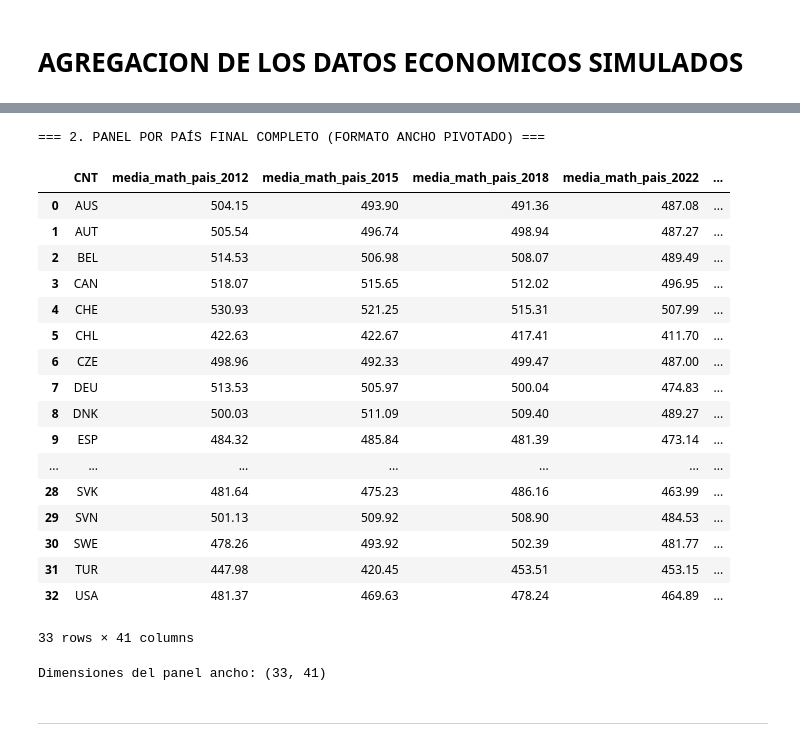
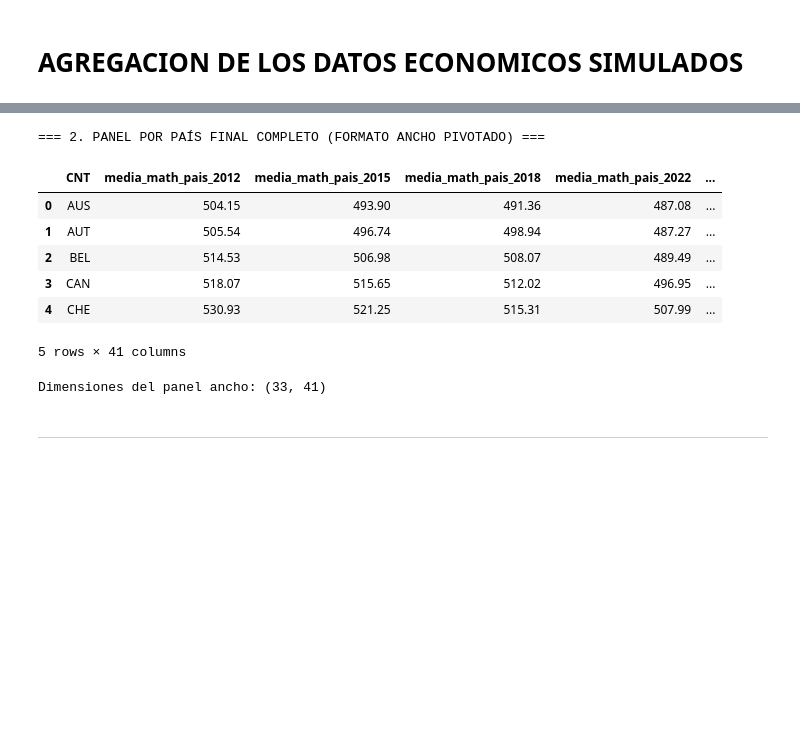
Before and after one commit to musero55/tfm_data_science, a Jupyter notebook: notebooks/fase_2_feature_engineering/02_data_panel_modelos.ipynb, the cells around one changed output, grey strips where cells are left out. Drawn from its saved outputs; the diff is of its cells as text; code cells hidden in the pictures; blank space fills up the shorter version.

```diff
--- a/notebooks/fase_2_feature_engineering/02_data_panel_modelos.ipynb
+++ b/notebooks/fase_2_feature_engineering/02_data_panel_modelos.ipynb
@@ -205,27 +181,40 @@ Dimensiones del panel largo: (2328, 16)
 # %%
+# ---------------------------------------------------------------------
+# UNIÓN B: TABLA POR PAÍS
+# ---------------------------------------------------------------------
+# Primero unimos tus datos de df_panel_pais con la matriz macro base
+df_pais_transaccional = df_panel_pais.merge(
+    df_macro_base,
+    on=['CNT', 'year'],
+    how='inner'
+)
+
+# Identificamos todas las columnas que queremos pivotar (las tuyas originales + las nuevas económicas)
+columnas_a_pivotar = [col for col in df_pais_transaccional.columns if col not in ['CNT', 'year']]
+
+# Aplicamos tu lógica exacta: pivotamos para que los países sean filas y los años columnas
+df_pais_ancho = df_pais_transaccional.pivot(
+    index='CNT',
+    columns='year',
+    values=columnas_a_pivotar
+)
+
+# Aplanamos el nivel de las columnas para que quede limpio de leer (ej: PIB_per_capita_PPP_2022)
+df_pais_ancho.columns = [f'{var}_{anio}' for var, anio in df_pais_ancho.columns]
+df_pais_ancho = df_pais_ancho.reset_index()
+
 print("=== 2. PANEL POR PAÍS FINAL COMPLETO (FORMATO ANCHO PIVOTADO) ===")
-display(df_pais_ancho)
+display(df_pais_ancho.head())
 print(f'Dimensiones del panel ancho: {df_pais_ancho.shape}')
 # %% [output]
 === 2. PANEL POR PAÍS FINAL COMPLETO (FORMATO ANCHO PIVOTADO) ===
 |  | CNT | media_math_pais_2012 | media_math_pais_2015 | media_math_pais_2018 | media_math_pais_2022 | ... |
 | 0 | AUS | 504.15 | 493.90 | 491.36 | 487.08 | ... |
 | 1 | AUT | 505.54 | 496.74 | 498.94 | 487.27 | ... |
 | 2 | BEL | 514.53 | 506.98 | 508.07 | 489.49 | ... |
 | 3 | CAN | 518.07 | 515.65 | 512.02 | 496.95 | ... |
 | 4 | CHE | 530.93 | 521.25 | 515.31 | 507.99 | ... |
-| 5 | CHL | 422.63 | 422.67 | 417.41 | 411.70 | ... |
-| 6 | CZE | 498.96 | 492.33 | 499.47 | 487.00 | ... |
-| 7 | DEU | 513.53 | 505.97 | 500.04 | 474.83 | ... |
-| 8 | DNK | 500.03 | 511.09 | 509.40 | 489.27 | ... |
-| 9 | ESP | 484.32 | 485.84 | 481.39 | 473.14 | ... |
-| ... | ... | ... | ... | ... | ... | ... |
-| 28 | SVK | 481.64 | 475.23 | 486.16 | 463.99 | ... |
-| 29 | SVN | 501.13 | 509.92 | 508.90 | 484.53 | ... |
-| 30 | SWE | 478.26 | 493.92 | 502.39 | 481.77 | ... |
-| 31 | TUR | 447.98 | 420.45 | 453.51 | 453.15 | ... |
-| 32 | USA | 481.37 | 469.63 | 478.24 | 464.89 | ... |
-33 rows × 41 columns
+5 rows × 41 columns
 Dimensiones del panel ancho: (33, 41)
 # %% [markdown]
 
```
Also changed, not shown: parts of 13 cells of this notebook.
